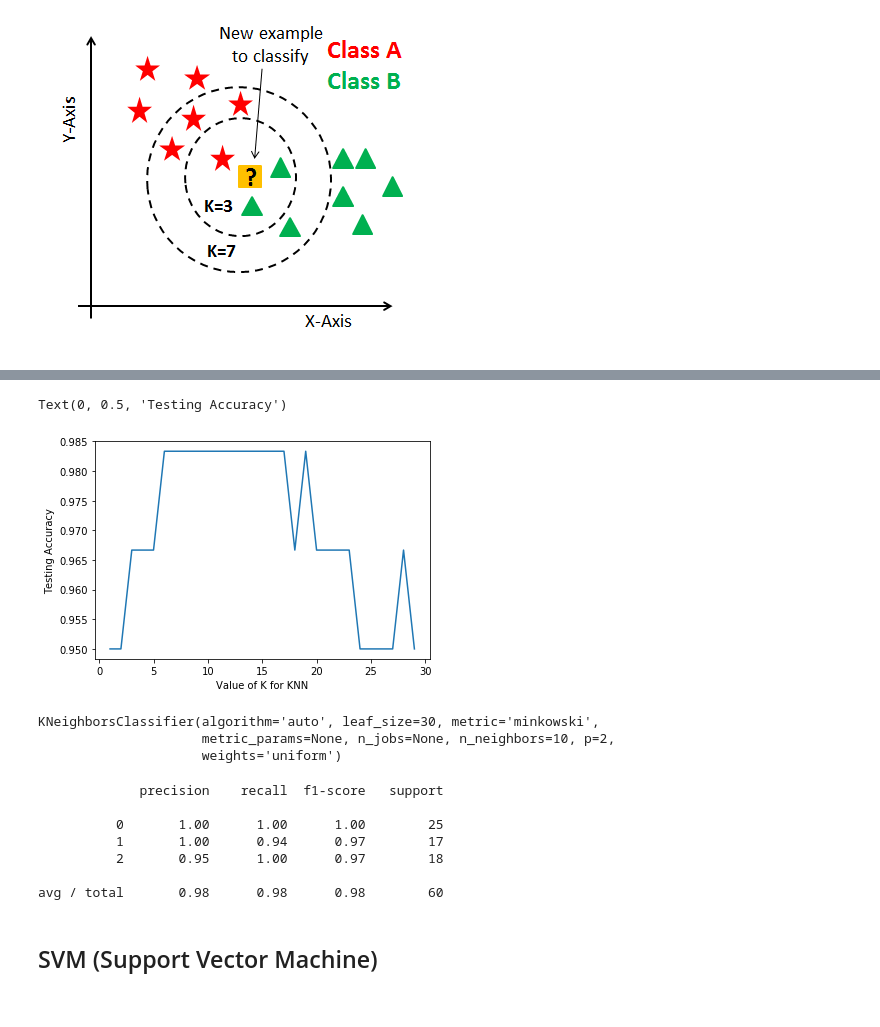
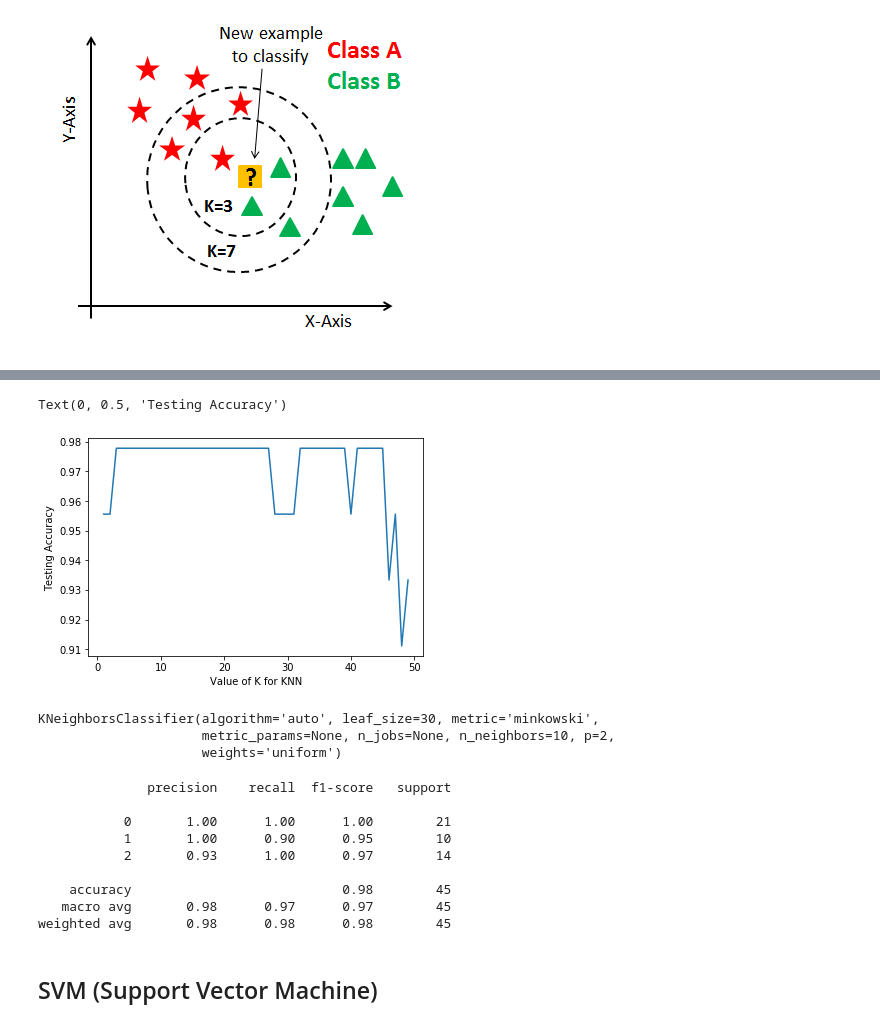
Before and after one commit to joonaspp/learning-library-python, a Jupyter notebook: _sklearn.ipynb, the cells around one changed output, grey strips where cells are left out. Saved outputs shown, nothing was run; the diff lists cells and outputs as text; code cells hidden in the pictures.

```diff
--- a/_sklearn.ipynb
+++ b/_sklearn.ipynb
@@ -55,8 +49,3 @@ from sklearn.svm import SVC #svm não linear
 #complemantares
 from PIL import Image #imagem
 import matplotlib.pyplot as plt #gráfico
-# %%
-#carregando base boston
-boston = datasets.load_boston()
-X = boston.data
-y = boston.target
@@ -88,6 +66,6 @@ img
 [figure]
 # %%
 #fazendo split da base em treino e teste
-X_train, X_test, y_train, y_test = train_test_split(X, y, test_size=0.4, random_state=4)
+X_train, X_test, y_train, y_test = train_test_split(X, y, test_size=0.3, random_state=4)
 # %% [markdown]
 ## Regressão Logística
@@ -149,20 +128,19 @@ img2
 # %%
 #descobrindo a melhor n para o modelo de knn
-k_range = list(range(1, 30))
-scores = []
+k_range = list(range(1, 50))
 for k in k_range:
     knn = KNeighborsClassifier(n_neighbors=k)
     knn.fit(X_train, y_train)
     y_pred = knn.predict(X_test)
     scores.append(accuracy_score(y_test, y_pred))
 
 %matplotlib inline
 plt.plot(k_range, scores)
 plt.xlabel('Value of K for KNN')
 plt.ylabel('Testing Accuracy')
 # %% [output]
 Text(0, 0.5, 'Testing Accuracy')
-[figure, old version]
+[figure, new version]
 # %%
 #criando e treinando modelo de knn
 knn = KNeighborsClassifier(n_neighbors=10)
@@ -178,13 +156,15 @@ y_pred = knn.predict(X_test)
 #avaliando modelo com todas as métricas
 print(classification_report(y_test,y_pred))
 # %% [output]
-             precision    recall  f1-score   support
+              precision    recall  f1-score   support
 
-          0       1.00      1.00      1.00        25
-          1       1.00      0.94      0.97        17
-          2       0.95      1.00      0.97        18
+           0       1.00      1.00      1.00        21
+           1       1.00      0.90      0.95        10
+           2       0.93      1.00      0.97        14
 
-avg / total       0.98      0.98      0.98        60
+    accuracy                           0.98        45
+   macro avg       0.98      0.97      0.97        45
+weighted avg       0.98      0.98      0.98        45
 # %% [markdown]
 ## SVM (Support Vector Machine)
 # %% [markdown]
```
Also changed, not shown: parts of 12 cells of this notebook, 1 other file.
